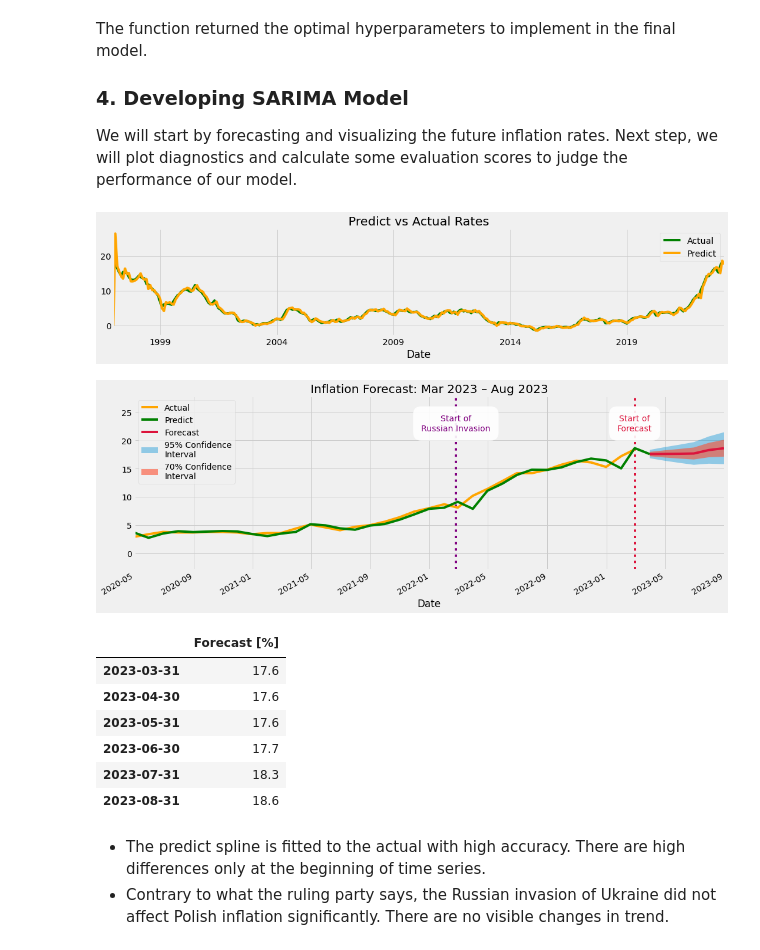
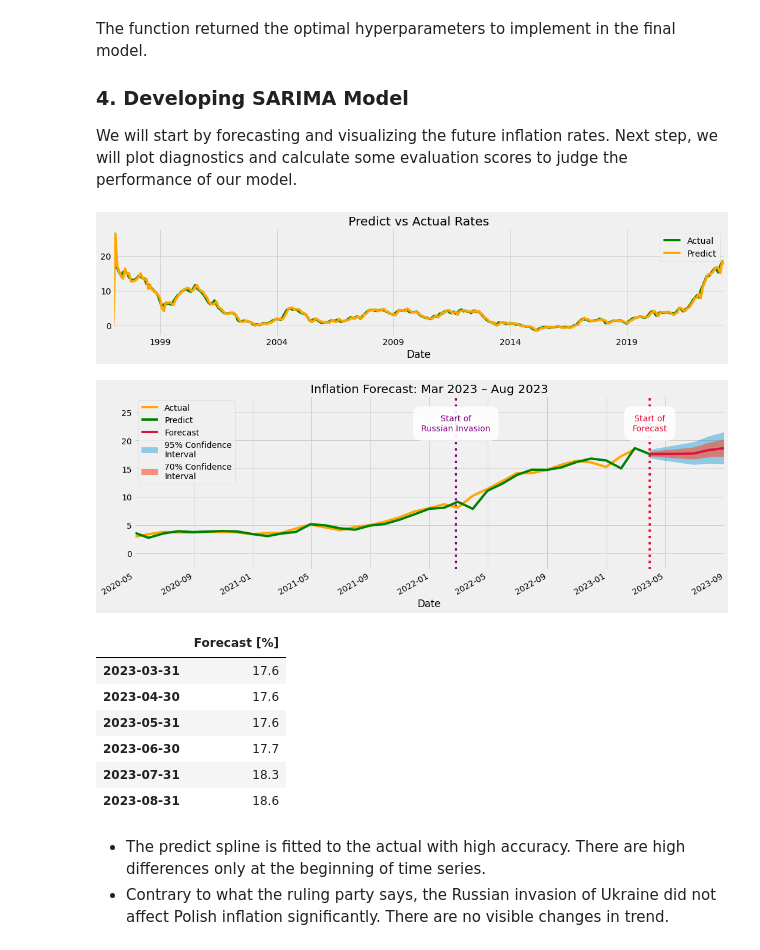
Before and after one commit to msikorski93/Forecasting-Inflation-Rates-of-Poland, a Jupyter notebook: Mar-2023_update.ipynb, the cells around one changed output. Drawn from its saved outputs; the diff is of its cells as text; code cells hidden in the pictures.

```diff
--- a/Mar-2023_update.ipynb
+++ b/Mar-2023_update.ipynb
@@ -359,37 +359,37 @@ def forecast_SARIMA(series, order=(0, 0, 0), seasonal_order=(0, 0, 0, 0), exog=N
 
     # list of events to plot
     event_list = [(pd.to_datetime('2022-02-24'), 'Start of\nRussian Invasion', 'purple'),
-                  (pd.to_datetime('2023-02-28'), 'Start of\nForecast', 'crimson')]
+                  (pd.to_datetime('2023-03-31'), 'Start of\nForecast', 'crimson')]
 
     # plot events
     for date_point, label, clr in event_list:
         plt.axvline(x=date_point, color=clr, linestyle=':')
         plt.text(x=date_point, y=23, s=label, horizontalalignment='center', verticalalignment='center',
                  color=clr, bbox=dict(facecolor='white', alpha=0.9, boxstyle='round, pad=1', linewidth=0.2))
 
     # 2nd plot - forecasting results
     series.plot(legend=True, label='Actual', figsize=(16, 6), color='orange')
     yhat.plot(legend=True, color='green')
     conf_int_95['mean'].plot(legend=True, label='Forecast', color='crimson')
     # confidence intervals 95%
     plt.fill_between(x=indx_list, y1=conf_int_95['mean_ci_upper'], y2=conf_int_95['mean_ci_lower'],
                      alpha=0.4, label='95% Confidence\nInterval', linewidth=0)
     # confidence intervals 70%
     plt.fill_between(x=indx_list, y1=conf_int_70['mean_ci_upper'], y2=conf_int_70['mean_ci_lower'],
                      alpha=0.6, label='70% Confidence\nInterval', linewidth=0)
     plt.xlim(['2020-05', '2023-09'])
     plt.title('Inflation Forecast: Mar 2023 – Aug 2023')
     plt.legend(loc='upper left')
     plt.show()
 
     # display forecasted rates
     return pd.DataFrame(round(conf_int_95['mean'], 1)).rename({'mean': 'Forecast [%]'}, axis=1)
 
 # plot SARIMA results
 forecast_SARIMA(series=df['Rate'], order=(1, 1, 2), seasonal_order=(0, 0, 2, 12))
 # %% [output]
 [figure]
-[figure, old version]
+[figure, new version]
 |  | Forecast [%] |
 | 2023-03-31 | 17.6 |
 | 2023-04-30 | 17.6 |
```
Also changed, not shown: parts of 1 cell of this notebook.
